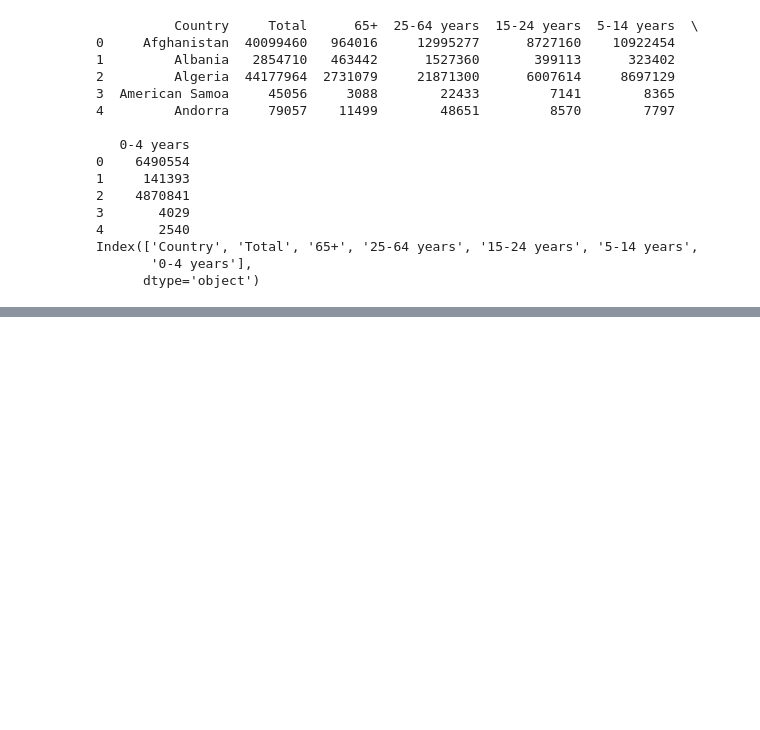
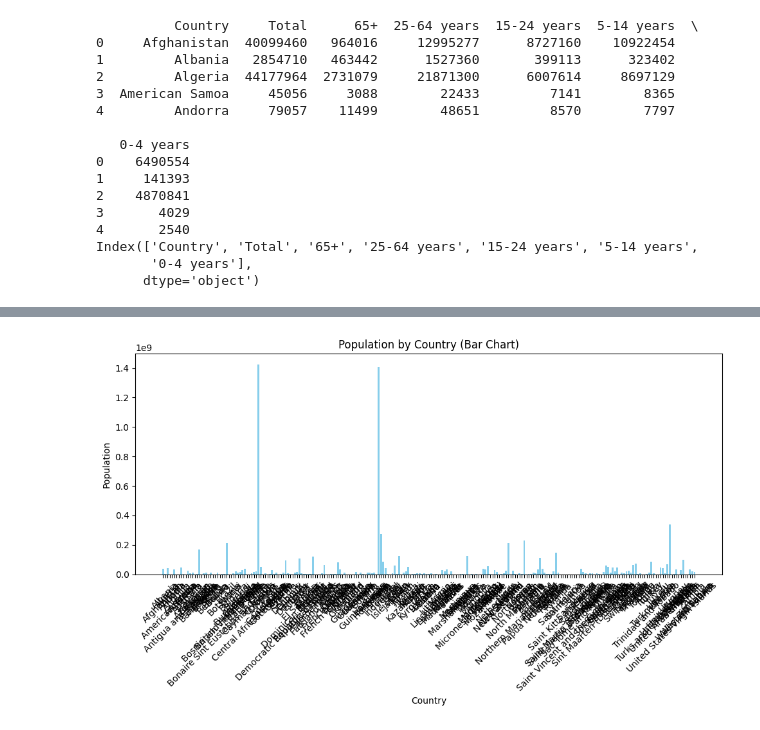
Before and after one commit to Seelan444/Prodigy_Intern_T1, a Jupyter notebook: Task 1.ipynp.ipynb, the cells around one changed output, grey strips where cells are left out. Cells and saved outputs as stored; diff of their text form; code cells hidden in the pictures; blank space fills up the shorter version.

```diff
--- a/Task 1.ipynp.ipynb
+++ b/Task 1.ipynp.ipynb
@@ -38,3 +38,20 @@ chart = alt.Chart(df).mark_bar().encode(
 chart
 # %% [output]
 [interactive output not drawn]
+# %%
+import matplotlib.pyplot as plt
+
+# Ensure 'Country' column is of type string
+df['Country'] = df['Country'].astype(str)
+
+# Plotting the bar chart
+plt.figure(figsize=(10, 6))
+plt.bar(df['Country'], df['Total'], color='skyblue')
+plt.xlabel('Country')
+plt.ylabel('Population')
+plt.title('Population by Country (Bar Chart)')
+plt.xticks(rotation=45)
+plt.tight_layout()
+plt.show()
+# %% [output]
+[figure, added]
```
